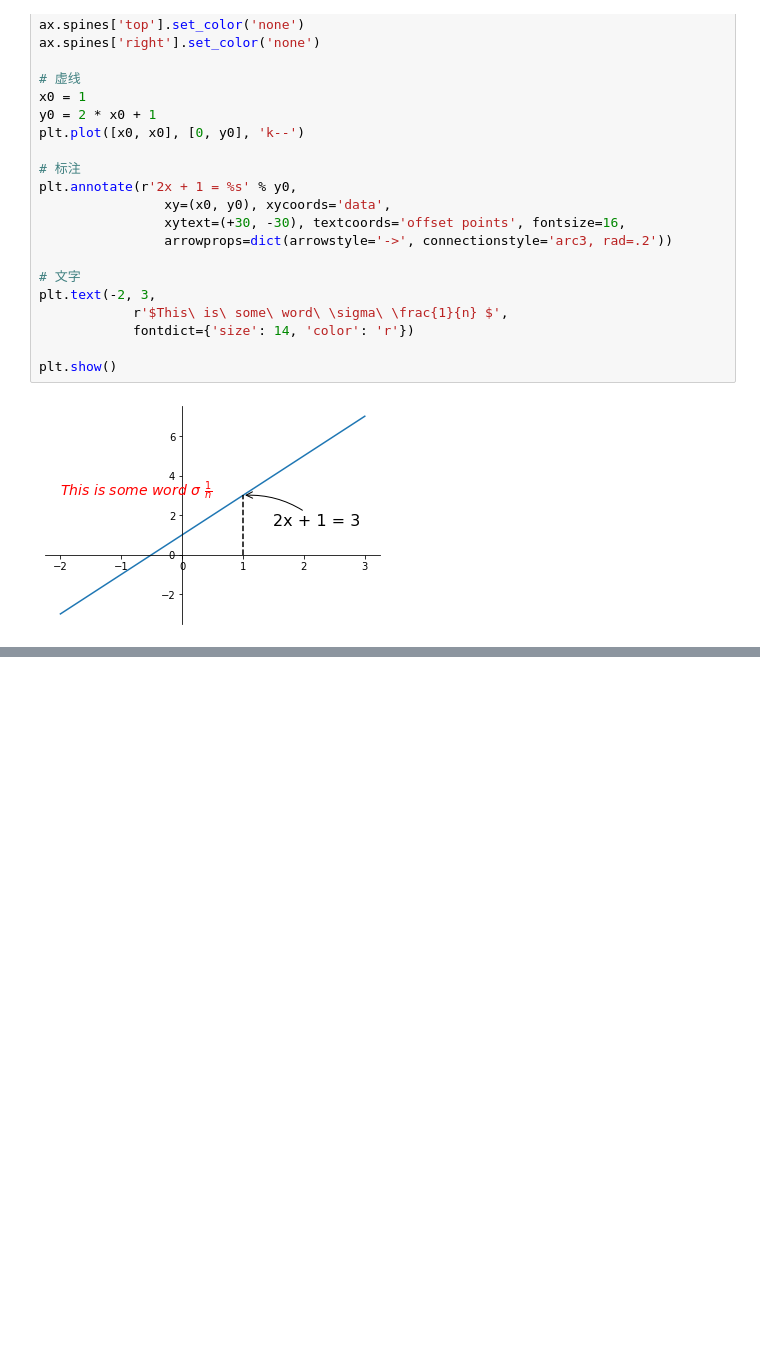
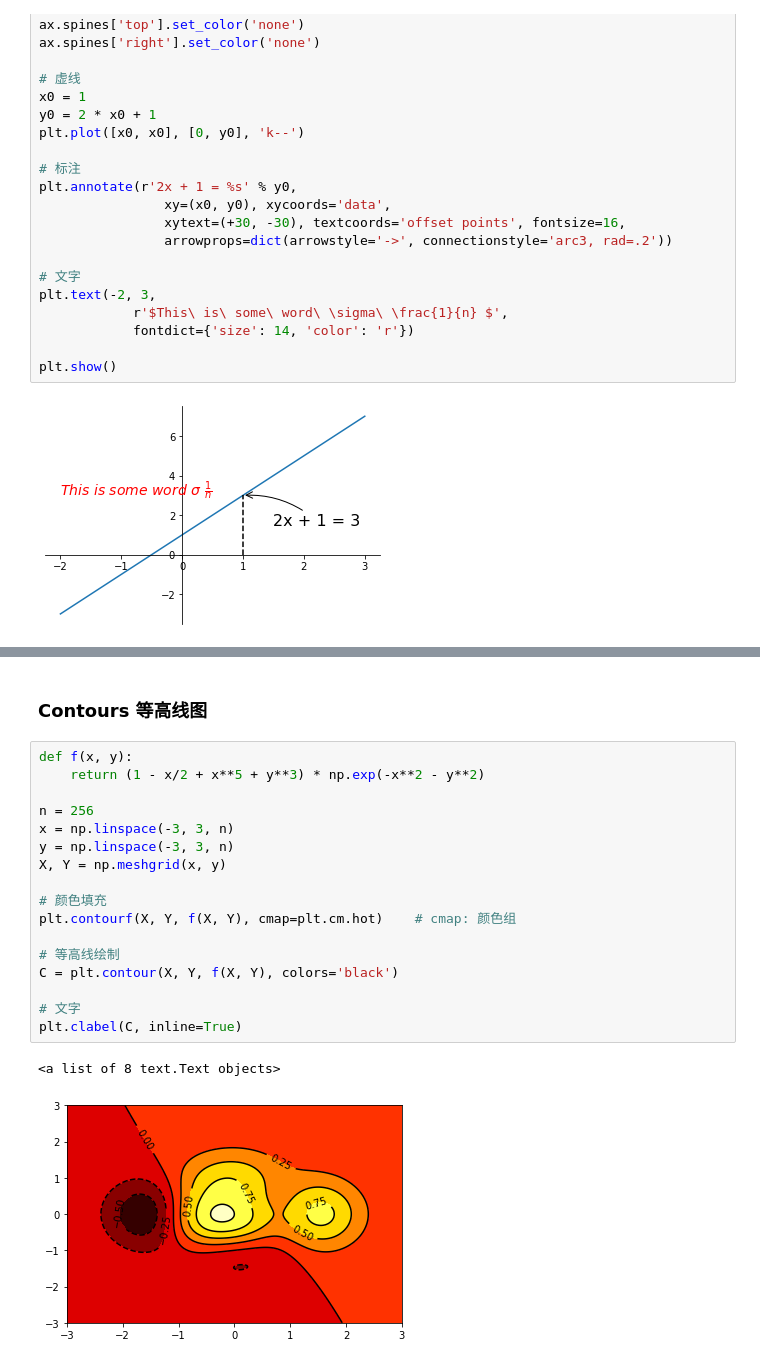
Before and after one commit to doubleZ0108/Computer-Vision-PKU, a Jupyter notebook: docs/matplotlib-study.ipynb, the cells around one changed output, grey strips where cells are left out. Cells and saved outputs as stored; diff of their text form; blank space fills up the shorter version.

```diff
--- a/docs/matplotlib-study.ipynb
+++ b/docs/matplotlib-study.ipynb
@@ -134,0 +162,22 @@ plt.show()
+# %% [markdown]
+### Contours 等高线图
+# %%
+def f(x, y):
+    return (1 - x/2 + x**5 + y**3) * np.exp(-x**2 - y**2)
+
+n = 256
+x = np.linspace(-3, 3, n)
+y = np.linspace(-3, 3, n)
+X, Y = np.meshgrid(x, y)
+
+# 颜色填充
+plt.contourf(X, Y, f(X, Y), cmap=plt.cm.hot)    # cmap: 颜色组
+
+# 等高线绘制
+C = plt.contour(X, Y, f(X, Y), colors='black')
+
+# 文字
+plt.clabel(C, inline=True)
+# %% [output]
+<a list of 8 text.Text objects>
+[figure, added]
```
Also changed, not shown: parts of 10 cells of this notebook.
